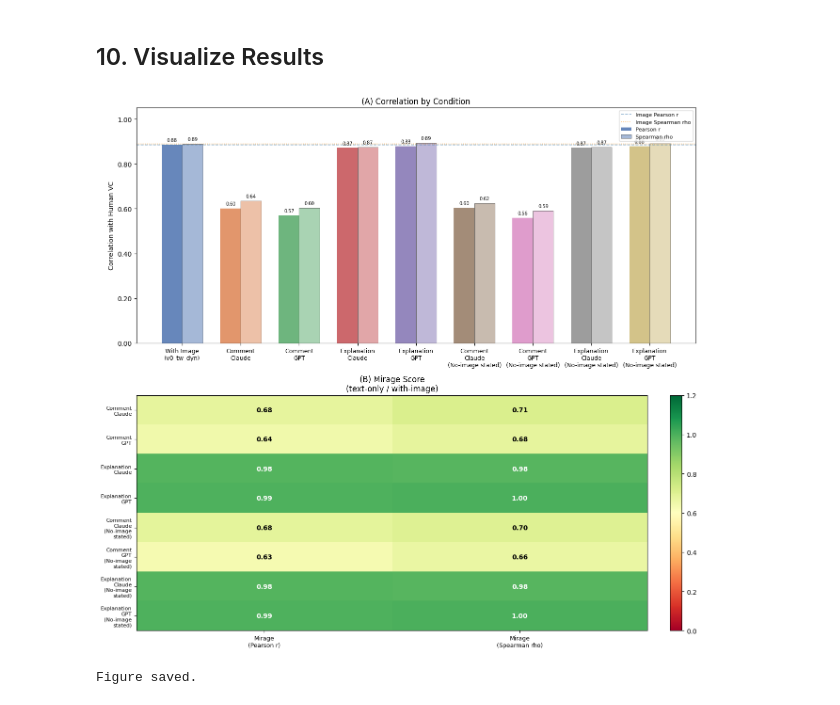
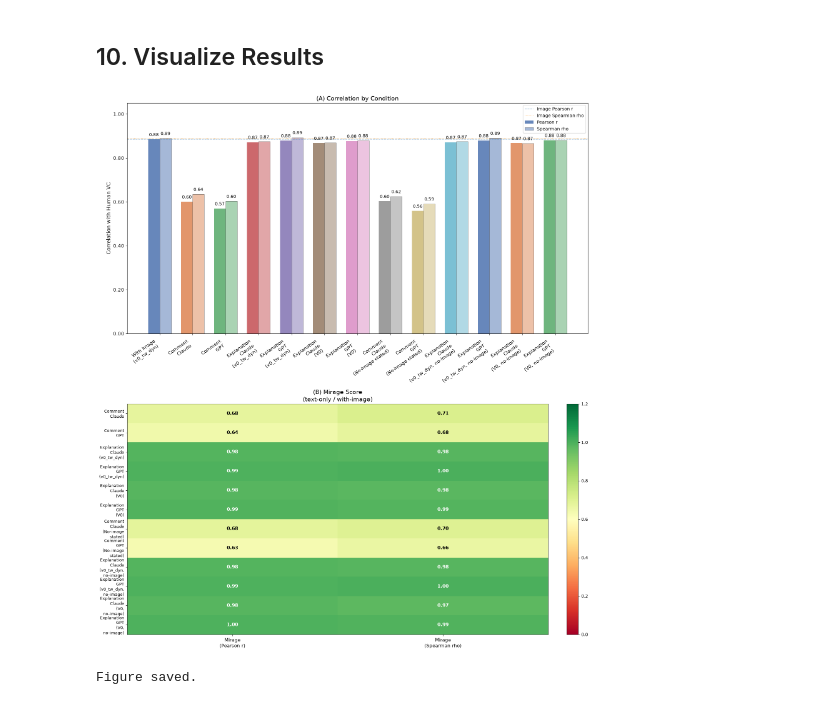
Before and after one commit to mling216/comment-post-processing, a Jupyter notebook: Claude_vc_prediction/Mirage_Score_Analysis.ipynb, the cells around one changed output. Cells and saved outputs as stored; diff of their text form; code cells hidden in the pictures.

Commit message:
Update mirage analysis visualizations

```diff
--- a/Claude_vc_prediction/Mirage_Score_Analysis.ipynb
+++ b/Claude_vc_prediction/Mirage_Score_Analysis.ipynb
@@ -636,17 +739,21 @@ def compute_correlations(df: pd.DataFrame, pred_col: str, gt_col: str = 'vc_huma
     return r, p_r, rho, p_rho
 
 
-# Conditions: base prompt + explicit-no-image prompt variant
+# Conditions: image reference, text inputs, and explicit-no-image prompt variants
 CONDITIONS = [
     ('With Image\n(v0_tw_dyn)',                    'vc_img'),
     ('Comment\nClaude',                            'vc_comment_claude'),
     ('Comment\nGPT',                               'vc_comment_gpt'),
-    ('Explanation\nClaude',                        'vc_explanation_claude'),
-    ('Explanation\nGPT',                           'vc_explanation_gpt'),
+    ('Explanation\nClaude\n(v0_tw_dyn)',          'vc_explanation_claude'),
+    ('Explanation\nGPT\n(v0_tw_dyn)',             'vc_explanation_gpt'),
+    ('Explanation\nClaude\n(V0)',                 'vc_v0_explanation_claude'),
+    ('Explanation\nGPT\n(V0)',                    'vc_v0_explanation_gpt'),
     ('Comment\nClaude\n(No-image stated)',        'vc_comment_claude_no_image_stated'),
     ('Comment\nGPT\n(No-image stated)',           'vc_comment_gpt_no_image_stated'),
-    ('Explanation\nClaude\n(No-image stated)',    'vc_explanation_claude_no_image_stated'),
-    ('Explanation\nGPT\n(No-image stated)',       'vc_explanation_gpt_no_image_stated'),
+    ('Explanation\nClaude\n(v0_tw_dyn, no-image)', 'vc_explanation_claude_no_image_stated'),
+    ('Explanation\nGPT\n(v0_tw_dyn, no-image)',    'vc_explanation_gpt_no_image_stated'),
+    ('Explanation\nClaude\n(V0, no-image)',       'vc_v0_explanation_claude_no_image_stated'),
+    ('Explanation\nGPT\n(V0, no-image)',          'vc_v0_explanation_gpt_no_image_stated'),
 ]
 
 rows = []
@@ -719,12 +834,12 @@ Explanation Claude (No-image stated) vc_explanation_claude_no_image_stated
 # %% [markdown]
 ## 10. Visualize Results
 # %%
+fig, axes = plt.subplots(2, 1, figsize=(16, 18))
+palette = ['#4C72B0', '#DD8452', '#55A868', '#C44E52', '#8172B2',
+           '#937860', '#DA8BC3', '#8C8C8C', '#CCB974', '#64B5CD',
+           '#4C72B0', '#DD8452', '#55A868']
 
-fig, axes = plt.subplots(2, 1, figsize=(13, 12))
-palette = ['#4C72B0', '#DD8452', '#55A868', '#C44E52', '#8172B2',
-           '#937860', '#DA8BC3', '#8C8C8C', '#CCB974']
-
-# ── Panel A: Correlation bar chart ──────────────────────────────────────────
+# -- Panel A: Correlation bar chart -----------------------------------------
 all_labels = [c[0] for c in CONDITIONS]
 r_values   = df_metrics['Pearson_r'].values
 rho_values = df_metrics['Spearman_rho'].values
@@ -733,49 +848,54 @@ x = np.arange(len(all_labels))
 width = 0.35
 ax = axes[0]
 bars_r   = ax.bar(x - width/2, r_values,   width, label='Pearson r',    color=palette[:len(x)], alpha=0.85)
-bars_rho = ax.bar(x + width/2, rho_values, width, label='Spearman rho', color=palette[:len(x)], alpha=0.50, edgecolor='black', linewidth=0.7)
+bars_rho = ax.bar(x + width/2, rho_values, width, label='Spearman rho', color=palette[:len(x)], alpha=0.50, edgecolor='black',
+ linewidth=0.7)
 
 ax.axhline(ref_r,   color='steelblue',  linestyle='--', linewidth=1.2, alpha=0.6, label='Image Pearson r')
 ax.axhline(ref_rho, color='darkorange', linestyle=':',  linewidth=1.2, alpha=0.6, label='Image Spearman rho')
 ax.set_xticks(x)
-ax.set_xticklabels(all_labels, fontsize=9)
+ax.set_xticklabels(all_labels, fontsize=10, rotation=35, ha='right')
+ax.tick_params(axis='both', labelsize=11)
+ax.tick_params(axis='x', pad=8)
 ax.set_ylim(0, 1.05)
-ax.set_ylabel('Correlation with Human VC')
-ax.set_title('(A) Correlation by Condition')
-ax.legend(fontsize=8)
+ax.set_ylabel('Correlation with Human VC', fontsize=12)
+ax.set_title('(A) Correlation by Condition', fontsize=14)
+ax.legend(fontsize=10)
 ax.yaxis.set_major_formatter(mticker.FormatStrFormatter('%.2f'))
 
 for bar in bars_r:
     ax.text(bar.get_x() + bar.get_width()/2, bar.get_height() + 0.01,
-            f'{bar.get_height():.2f}', ha='center', va='bottom', fontsize=7)
+            f'{bar.get_height():.2f}', ha='center', va='bottom', fontsize=10)
 for bar in bars_rho:
     ax.text(bar.get_x() + bar.get_width()/2, bar.get_height() + 0.01,
-            f'{bar.get_height():.2f}', ha='center', va='bottom', fontsize=7)
+            f'{bar.get_height():.2f}', ha='center', va='bottom', fontsize=10)
 
-# ── Panel B: Mirage Score heatmap ───────────────────────────────────────────
+# -- Panel B: Mirage Score heatmap ------------------------------------------
 ax2 = axes[1]
 heat_data = df_mirage[['Mirage_r', 'Mirage_rho']].values
 heat_labels_row = [c.replace(' ', '\n') for c in df_mirage['Condition']]
 heat_labels_col = ['Mirage\n(Pearson r)', 'Mirage\n(Spearman rho)']
 
 im = ax2.imshow(heat_data, aspect='auto', cmap='RdYlGn', vmin=0, vmax=1.2)
-ax2.set_xticks([0, 1]); ax2.set_xticklabels(heat_labels_col, fontsize=9)
-ax2.set_yticks(range(len(heat_labels_row))); ax2.set_yticklabels(heat_labels_row, fontsize=8)
-ax2.set_title('(B) Mirage Score\n(text-only / with-image)')
-plt.colorbar(im, ax=ax2, fraction=0.046, pad=0.04)
+ax2.set_xticks([0, 1]); ax2.set_xticklabels(heat_labels_col, fontsize=11)
+ax2.set_yticks(range(len(heat_labels_row))); ax2.set_yticklabels(heat_labels_row, fontsize=9)
+ax2.tick_params(axis='y', labelsize=9)
+ax2.set_title('(B) Mirage Score\n(text-only / with-image)', fontsize=14)
+cbar = plt.colorbar(im, ax=ax2, fraction=0.046, pad=0.04)
+cbar.ax.tick_params(labelsize=10)
 
 for i in range(heat_data.shape[0]):
     for j in range(heat_data.shape[1]):
         v = heat_data[i, j]
         ax2.text(j, i, f'{v:.2f}', ha='center', va='center',
-                 fontsize=10, fontweight='bold',
+                 fontsize=11, fontweight='bold',
                  color='black' if 0.3 < v < 0.9 else 'white')
 
 plt.tight_layout()
 plt.savefig(Path('..') / 'figures' / 'mirage_score_analysis.png', dpi=150, bbox_inches='tight')
 plt.show()
 print('Figure saved.')
 # %% [output]
-[figure, old version]
+[figure, new version]
 Figure saved.
 # %%
```
Also changed, not shown: parts of 19 cells of this notebook, 2 other files.
